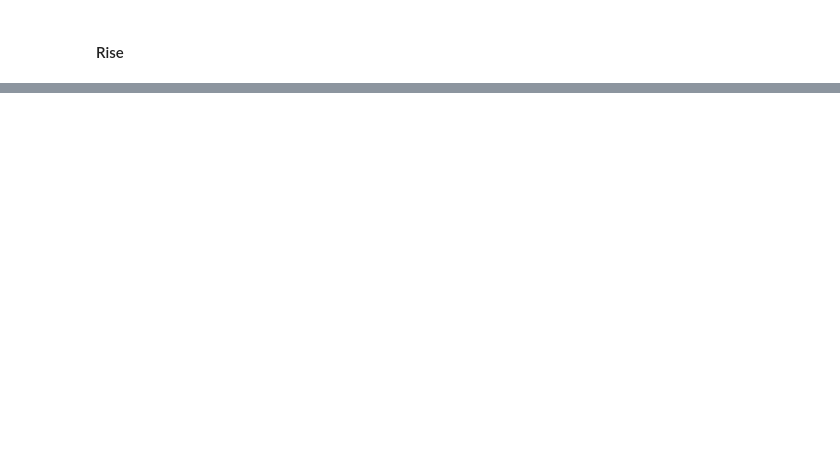
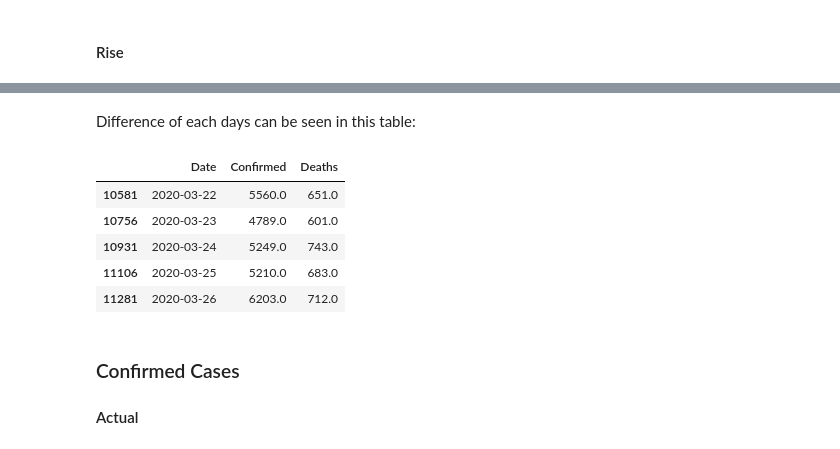
Before and after one commit to nieltg/ncov19-id-analysis, a Jupyter notebook: ncov19-id-analysis.ipynb, the cells around one changed output, grey strips where cells are left out. Cells and saved outputs as stored; diff of their text form; code cells hidden in the pictures; blank space fills up the shorter version.

```diff
--- a/ncov19-id-analysis.ipynb
+++ b/ncov19-id-analysis.ipynb
@@ -119,0 +192,18 @@ _ = plt.xticks(rotation=45, horizontalalignment="right")
+# %% [markdown]
+Difference of each days can be seen in this table:
+# %%
+diff_columns = dataset_it.columns.difference(['Date'])
+dataset_it_diff = dataset_it.copy()
+dataset_it_diff[diff_columns] = dataset_it_diff[diff_columns].diff()
+dataset_it_diff.tail()
+# %% [output]
+|  | Date | Confirmed | Deaths |
+| 10581 | 2020-03-22 | 5560.0 | 651.0 |
+| 10756 | 2020-03-23 | 4789.0 | 601.0 |
+| 10931 | 2020-03-24 | 5249.0 | 743.0 |
+| 11106 | 2020-03-25 | 5210.0 | 683.0 |
+| 11281 | 2020-03-26 | 6203.0 | 712.0 |
+# %% [markdown]
+### Confirmed Cases
+
+#### Actual
```
Also changed, not shown: parts of 16 cells of this notebook.
